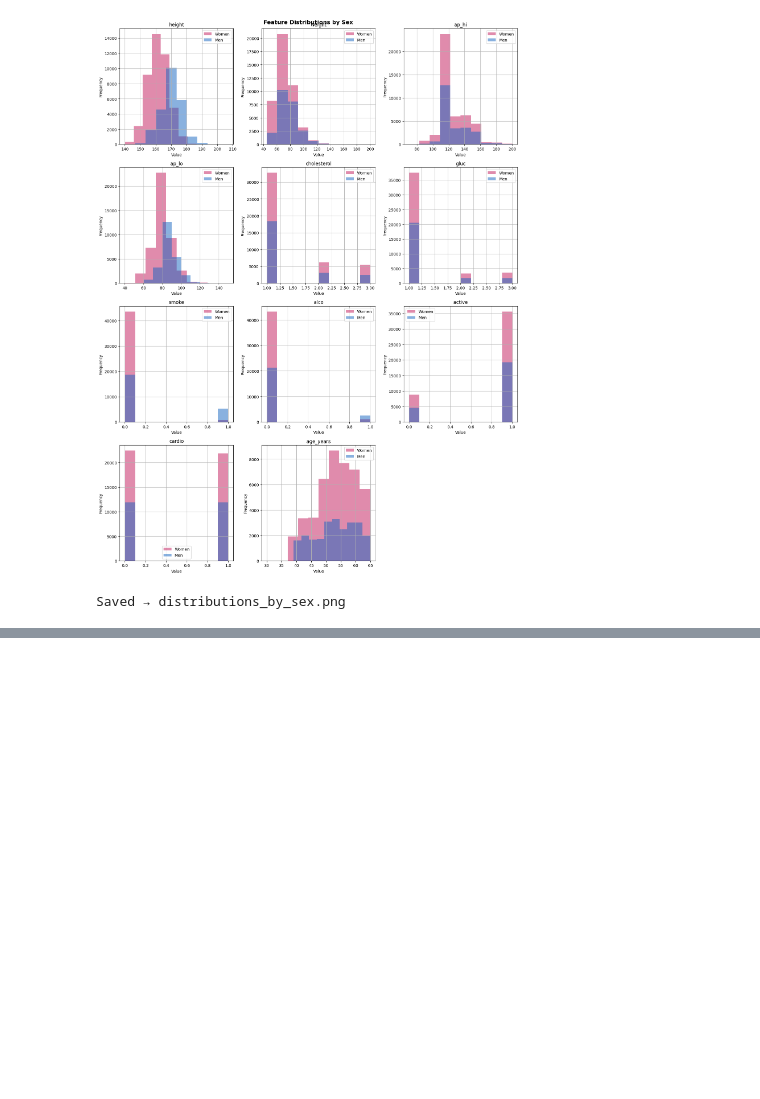
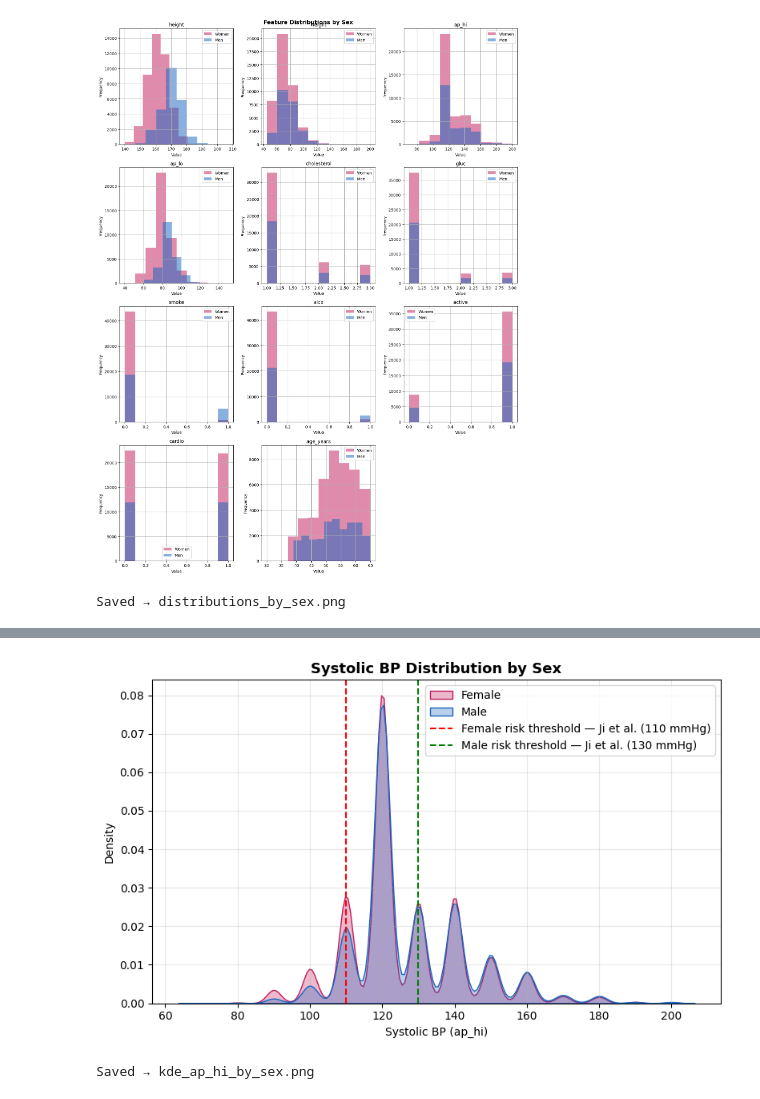
Before and after one commit to Kavisha612/Dissertation_ExplainableAI, a Jupyter notebook: data/preprocessing_notebooks/02_eda.ipynb, the cells around one changed output, grey strips where cells are left out. Cells and saved outputs as stored; diff of their text form; code cells hidden in the pictures; blank space fills up the shorter version.

```diff
--- a/data/preprocessing_notebooks/02_eda.ipynb
+++ b/data/preprocessing_notebooks/02_eda.ipynb
@@ -68,0 +196,22 @@ Saved → distributions_by_sex.png
+# %%
+fig, ax = plt.subplots(figsize=(8, 5))
+sns.kdeplot(data=df[df["gender"] == 0], x="ap_hi",
+            label="Female", fill=True, alpha=0.3, color="#c2185b")
+sns.kdeplot(data=df[df["gender"] == 1], x="ap_hi",
+            label="Male",   fill=True, alpha=0.3, color="#1565c0")
+ax.axvline(x=110, color="red",   linestyle="--", linewidth=1.5,
+           label="Female risk threshold — Ji et al. (110 mmHg)")
+ax.axvline(x=130, color="green", linestyle="--", linewidth=1.5,
+           label="Male risk threshold — Ji et al. (130 mmHg)")
+ax.set_title("Systolic BP Distribution by Sex", fontsize=13, fontweight="bold")
+ax.set_xlabel("Systolic BP (ap_hi)")
+ax.set_ylabel("Density")
+ax.legend()
+ax.grid(alpha=0.3)
+plt.tight_layout()
+plt.savefig(OUTPUT_DIR / "kde_ap_hi_by_sex.png", dpi=150, bbox_inches="tight")
+plt.show()
+print("Saved → kde_ap_hi_by_sex.png")
+# %% [output]
+[figure, added]
+Saved → kde_ap_hi_by_sex.png
```
Also changed, not shown: parts of 15 cells of this notebook.
